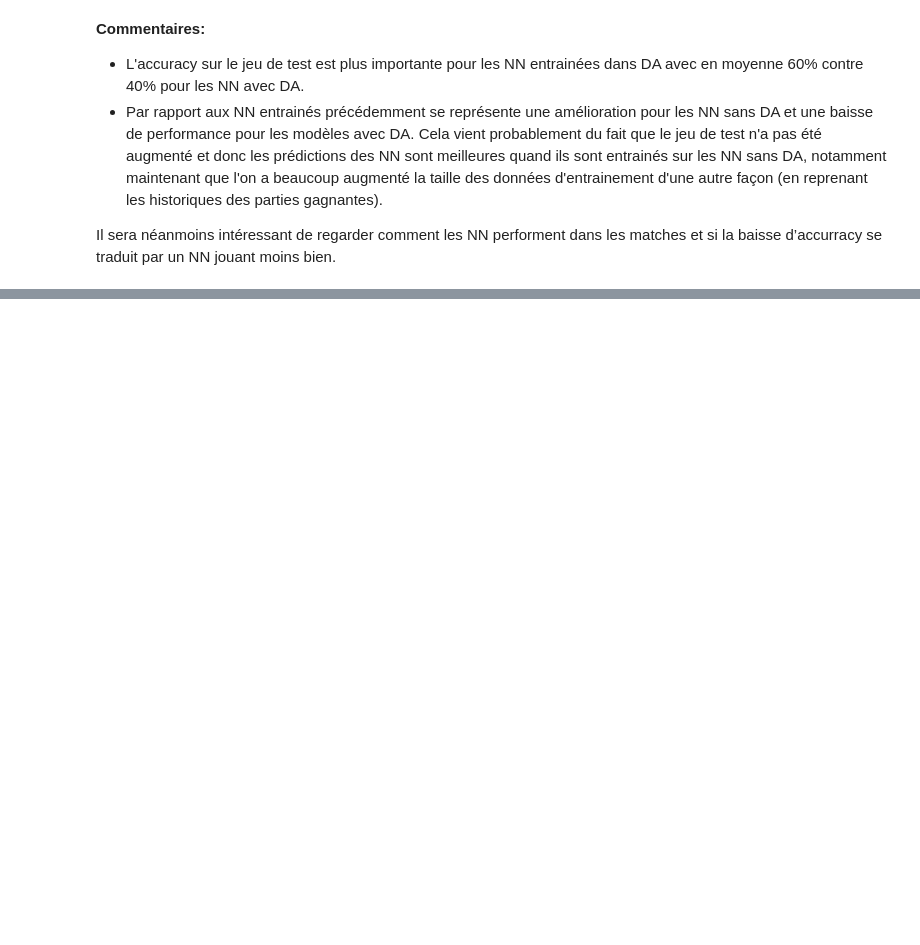
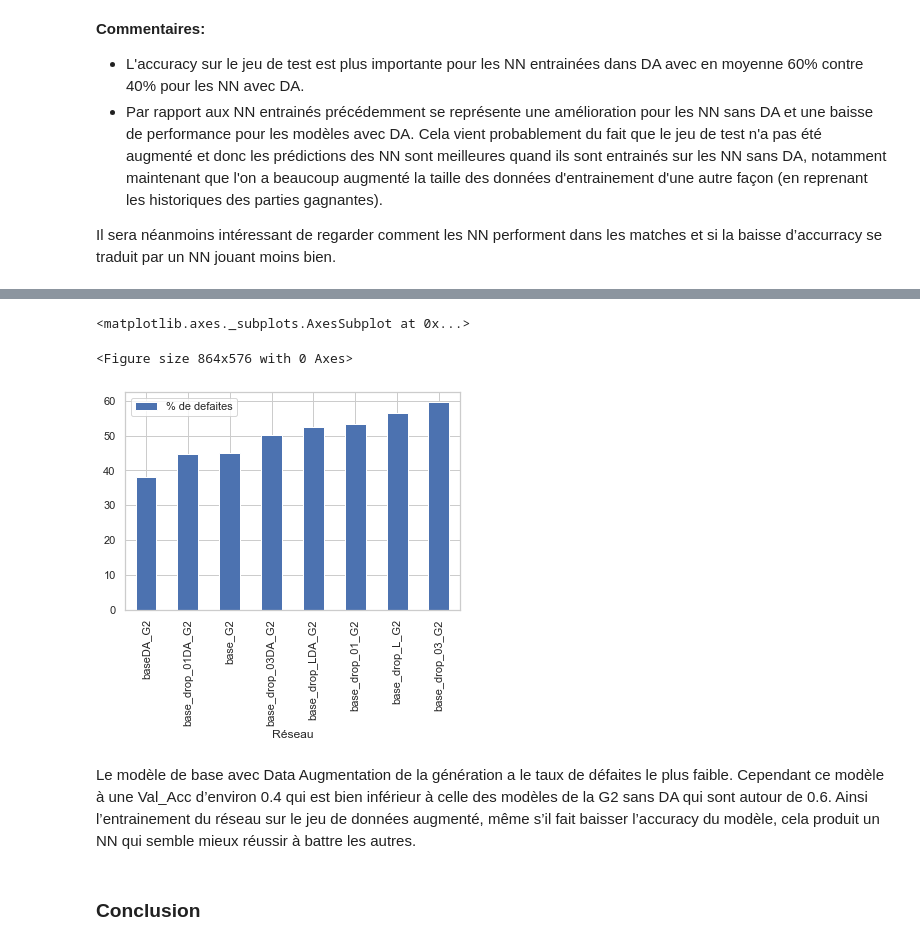
Before and after one commit to JBr000/Projet_Master_Dauphine, a Jupyter notebook: Deep Learning/Projet Deep Learning.ipynb, the cells around one changed output, grey strips where cells are left out. Drawn from its saved outputs; the diff is of its cells as text; code cells hidden in the pictures; blank space fills up the shorter version.

```diff
--- a/Deep Learning/Projet Deep Learning.ipynb
+++ b/Deep Learning/Projet Deep Learning.ipynb
@@ -1922,4 +2039,0 @@ print(X_test[51,:,:,2])
-# %%
-for i in np.arange(0,10000):
-    if np.sum(Y_test[np.where(X_test[:,1,1,2] == 1)][i,:].reshape(8,8)[:,7]) > 0:
-        print(i)
@@ -2134,0 +2054,28 @@ print("In Random Domineering, Player 1 loses (%) : ", losers_ran.count(1)/100)
+# %%
+#G1 VS G2
+n_game = 200
+Loser_badmove_NN_VS_NN_G2_VS_G2_randStart = []
+HistoWinner_NN_VS_NN_G2_VS_G2_randStart = []
+Histo_quel_NN_NN_VS_NN_G2_VS_G2_randStart = []
+
+for m0 in np.arange(0,len(Model_list_G2)):
+    for m1 in np.arange(0,len(Model_list_G2)):
+        for i in np.arange(0,n_game):
+            if m0 != m1:
+                damier = np.zeros((8, 8))
+                play = random.choice(coups_possibles_H(damier)) #coup random
+                coup_H(damier, play[0], play[1])
+                play = random.choice(coups_possibles_V(damier)) #coup random
+                coup_V(damier, play[0], play[1])
+                player = randint(1,2)
+                sens = randint(0,1)
+                if sens == 0:
+                    a,b = (Name_list_G2[m0]),(Name_list_G2[m1])
+                    x,y =  NN_VS_NN(damier, player, Model_list_G2[m0] , Model_list_G2[m1],a,b)
+                else:
+                    b,a = (Name_list_G2[m1]),(Name_list_G2[m0])
+                    x,y = NN_VS_NN(damier, player, Model_list_G2[m1] , Model_list_G2[m0],b,a)
+                Loser_badmove_NN_VS_NN_G2_VS_G2_randStart.append(x)
+                HistoWinner_NN_VS_NN_G2_VS_G2_randStart.append(y)
+                Histo_quel_NN_NN_VS_NN_G2_VS_G2_randStart.append((a,b,x[0]))
+    print(m0, "/",len(Model_list)-1)
@@ -2134,0 +2091,15 @@ print("In Random Domineering, Player 1 loses (%) : ", losers_ran.count(1)/100)
+# %%
+H03 = pd.DataFrame(np.array(Histo_quel_NN_NN_VS_NN_G2_VS_G2_randStart)[:,2] , columns = ["Réseau"])
+plt.figure(figsize=(12,8))
+H03["% de defaites"] = 1
+df_defaite_G1 = 100*pd.pivot_table(H03, index = ["Réseau"], values = ["% de defaites"], aggfunc = np.sum )/((len(Model_list_G2)-1)*2*n_game)
+df_defaite_G1.sort_values(["% de defaites"]).plot.bar()
+# %% [output]
+<matplotlib.axes._subplots.AxesSubplot at 0x...>
+<Figure size 864x576 with 0 Axes>
+[figure, added]
+# %% [markdown]
+Le modèle de base avec Data Augmentation de la génération a le taux de défaites le plus faible. Cependant ce modèle à une Val_Acc d’environ 0.4 qui est bien inférieur à celle des modèles de la G2 sans DA qui sont autour de 0.6.
+Ainsi l’entrainement du réseau sur le jeu de données augmenté, même s’il fait baisser l’accuracy du modèle, cela produit un NN qui semble mieux réussir à battre les autres.
+# %% [markdown]
+### Conclusion
```
Also changed, not shown: parts of 89 cells of this notebook.
